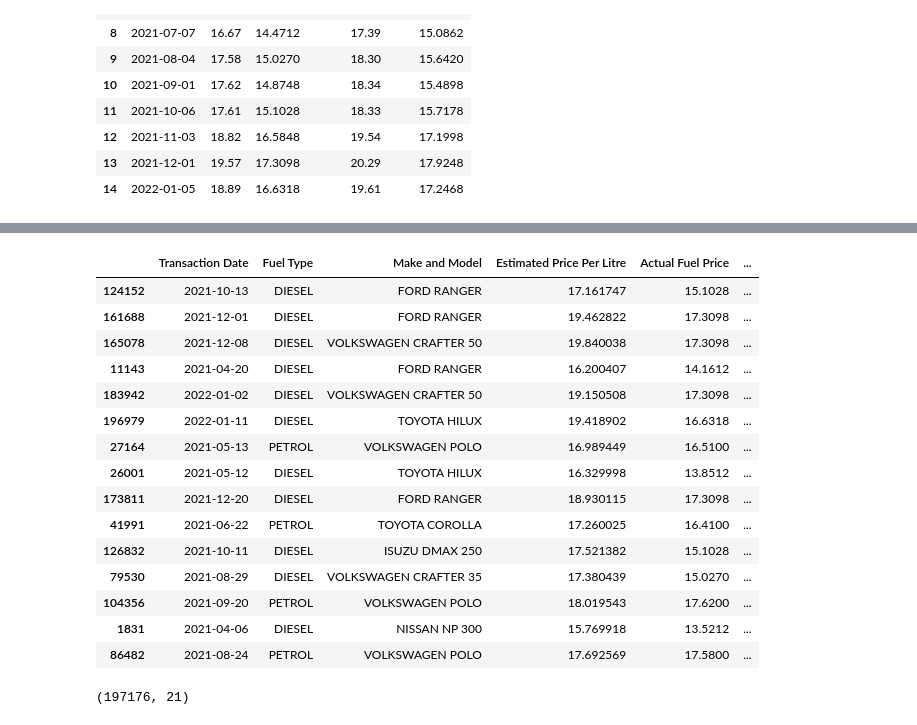
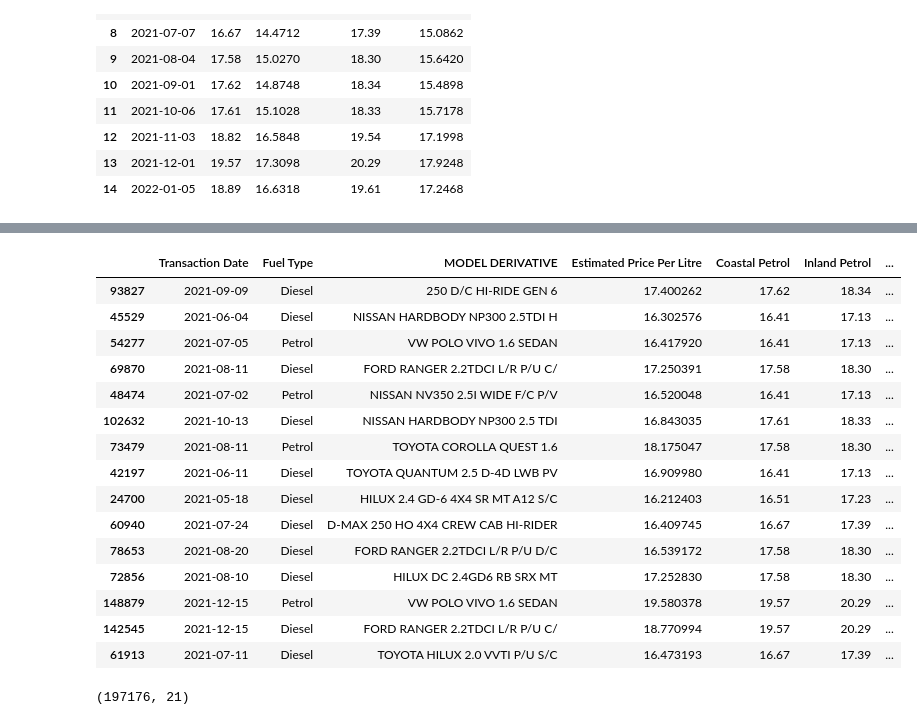
Before and after one commit to Jared-T/masters-dissertation, a Jupyter notebook: notebooks/Final_Data_Prep.ipynb, the cells around one changed output, grey strips where cells are left out. Cells and saved outputs as stored; diff of their text form; code cells hidden in the pictures.

```diff
--- a/notebooks/Final_Data_Prep.ipynb
+++ b/notebooks/Final_Data_Prep.ipynb
@@ -2302,10 +795,10 @@ df.to_csv(os.path.join("..", "data", "Final Imputed with Merchant and Site Coord
 ## Add the actual fuel prices
 # %%
 # Read in the dataset
-df = pd.read_csv(os.path.join("..", "data", "Final Imputed with Merchant and Site Coords and Fuel Type.csv"))
+clean_data = pd.read_csv(os.path.join("..", "data", "cleaned_data_with_coords_and_fuel_type.csv"))
 
 # Convert the transaction date to datetime
-df['Transaction Date'] = pd.to_datetime(df['Transaction Date'])
+clean_data['Transaction Date'] = pd.to_datetime(clean_data['Transaction Date'])
 # %%
 file_path_fuel = os.path.join("..", "data", "FuelPricesWithDates.csv")
 
@@ -2375,13 +868,13 @@ def get_fuel_price(transaction_date, fuel_type, fuel_prices_df, inland=False):
     relevant_prices = fuel_prices_df[fuel_prices_df['Date'] <= transaction_date].iloc[-1]
 
     if inland:
-        if fuel_type == 'PETROL':
+        if fuel_type == 'Petrol':
             return relevant_prices['Petrol Inland']
         else:
             return relevant_prices['Diesel Inland']
 
     # Select the appropriate fuel price based on vehicle category
-    if fuel_type == 'PETROL':
+    if fuel_type == 'Petrol':
         return relevant_prices['Petrol']
     else:
         return relevant_prices['Diesel']
@@ -2406,0 +881,22 @@ df.head()
+# %%
+clean_data['Coastal Petrol'] = clean_data.apply(
+    lambda row: get_fuel_price(row['Transaction Date'], 'Petrol', fuel_data),
+    axis=1
+)
+
+clean_data['Inland Petrol'] = clean_data.apply(
+    lambda row: get_fuel_price(row['Transaction Date'], 'Petrol', fuel_data, inland=True),
+    axis=1
+)
+
+clean_data['Coastal Diesel'] = clean_data.apply(
+    lambda row: get_fuel_price(row['Transaction Date'], 'Diesel', fuel_data),
+    axis=1
+)
+
+clean_data['Inland Diesel'] = clean_data.apply(
+    lambda row: get_fuel_price(row['Transaction Date'], 'Diesel', fuel_data, inland=True),
+    axis=1
+)
+
+clean_data.head()
@@ -2407,25 +911,26 @@ df.head()
 # %%
 # Create the estimated price per litre variable
-df['Estimated Price Per Litre'] = df['Transaction Amount'] / df['No. of Litres']
+clean_data['Estimated Price Per Litre'] = clean_data['Transaction Amount'] / clean_data['No. of Litres']
 # %%
 # Display the Estimated ppl and the Actual ppl and inland ppl
-df[['Transaction Date', 'Fuel Type', 'Make and Model','Estimated Price Per Litre', 'Actual Fuel Price', 'Actual Fuel Price Inland']].sample(15)
+clean_data[['Transaction Date', 'Fuel Type', 'MODEL DERIVATIVE',
+            'Estimated Price Per Litre', 'Coastal Petrol', 'Inland Petrol', 'Coastal Diesel', 'Inland Diesel']].sample(15)
 # %% [output]
-|  | Transaction Date | Fuel Type | Make and Model | Estimated Price Per Litre | Actual Fuel Price | ... |
-| 124152 | 2021-10-13 | DIESEL | FORD RANGER | 17.161747 | 15.1028 | ... |
-| 161688 | 2021-12-01 | DIESEL | FORD RANGER | 19.462822 | 17.3098 | ... |
-| 165078 | 2021-12-08 | DIESEL | VOLKSWAGEN CRAFTER 50 | 19.840038 | 17.3098 | ... |
-| 11143 | 2021-04-20 | DIESEL | FORD RANGER | 16.200407 | 14.1612 | ... |
-| 183942 | 2022-01-02 | DIESEL | VOLKSWAGEN CRAFTER 50 | 19.150508 | 17.3098 | ... |
-| 196979 | 2022-01-11 | DIESEL | TOYOTA HILUX | 19.418902 | 16.6318 | ... |
-| 27164 | 2021-05-13 | PETROL | VOLKSWAGEN POLO | 16.989449 | 16.5100 | ... |
-| 26001 | 2021-05-12 | DIESEL | TOYOTA HILUX | 16.329998 | 13.8512 | ... |
-| 173811 | 2021-12-20 | DIESEL | FORD RANGER | 18.930115 | 17.3098 | ... |
-| 41991 | 2021-06-22 | PETROL | TOYOTA COROLLA | 17.260025 | 16.4100 | ... |
-| 126832 | 2021-10-11 | DIESEL | ISUZU DMAX 250 | 17.521382 | 15.1028 | ... |
-| 79530 | 2021-08-29 | DIESEL | VOLKSWAGEN CRAFTER 35 | 17.380439 | 15.0270 | ... |
-| 104356 | 2021-09-20 | PETROL | VOLKSWAGEN POLO | 18.019543 | 17.6200 | ... |
-| 1831 | 2021-04-06 | DIESEL | NISSAN NP 300 | 15.769918 | 13.5212 | ... |
-| 86482 | 2021-08-24 | PETROL | VOLKSWAGEN POLO | 17.692569 | 17.5800 | ... |
+|  | Transaction Date | Fuel Type | MODEL DERIVATIVE | Estimated Price Per Litre | Coastal Petrol | Inland Petrol | ... |
+| 93827 | 2021-09-09 | Diesel | 250 D/C HI-RIDE GEN 6 | 17.400262 | 17.62 | 18.34 | ... |
+| 45529 | 2021-06-04 | Diesel | NISSAN HARDBODY NP300 2.5TDI H | 16.302576 | 16.41 | 17.13 | ... |
+| 54277 | 2021-07-05 | Petrol | VW POLO VIVO 1.6 SEDAN | 16.417920 | 16.41 | 17.13 | ... |
+| 69870 | 2021-08-11 | Diesel | FORD RANGER 2.2TDCI L/R P/U C/ | 17.250391 | 17.58 | 18.30 | ... |
+| 48474 | 2021-07-02 | Petrol | NISSAN NV350 2.5I WIDE F/C P/V | 16.520048 | 16.41 | 17.13 | ... |
+| 102632 | 2021-10-13 | Diesel | NISSAN HARDBODY NP300 2.5 TDI | 16.843035 | 17.61 | 18.33 | ... |
+| 73479 | 2021-08-11 | Petrol | TOYOTA COROLLA QUEST 1.6 | 18.175047 | 17.58 | 18.30 | ... |
+| 42197 | 2021-06-11 | Diesel | TOYOTA QUANTUM 2.5 D-4D LWB PV | 16.909980 | 16.41 | 17.13 | ... |
+| 24700 | 2021-05-18 | Diesel | HILUX 2.4 GD-6 4X4 SR MT A12 S/C | 16.212403 | 16.51 | 17.23 | ... |
+| 60940 | 2021-07-24 | Diesel | D-MAX 250 HO 4X4 CREW CAB HI-RIDER | 16.409745 | 16.67 | 17.39 | ... |
+| 78653 | 2021-08-20 | Diesel | FORD RANGER 2.2TDCI L/R P/U D/C | 16.539172 | 17.58 | 18.30 | ... |
+| 72856 | 2021-08-10 | Diesel | HILUX DC 2.4GD6 RB SRX MT | 17.252830 | 17.58 | 18.30 | ... |
+| 148879 | 2021-12-15 | Petrol | VW POLO VIVO 1.6 SEDAN | 19.580378 | 19.57 | 20.29 | ... |
+| 142545 | 2021-12-15 | Diesel | FORD RANGER 2.2TDCI L/R P/U C/ | 18.770994 | 19.57 | 20.29 | ... |
+| 61913 | 2021-07-11 | Diesel | TOYOTA HILUX 2.0 VVTI P/U S/C | 16.473193 | 16.67 | 17.39 | ... |
 # %%
 # Save the data frame
```
Also changed, not shown: parts of 200 cells of this notebook, 1 other file.
